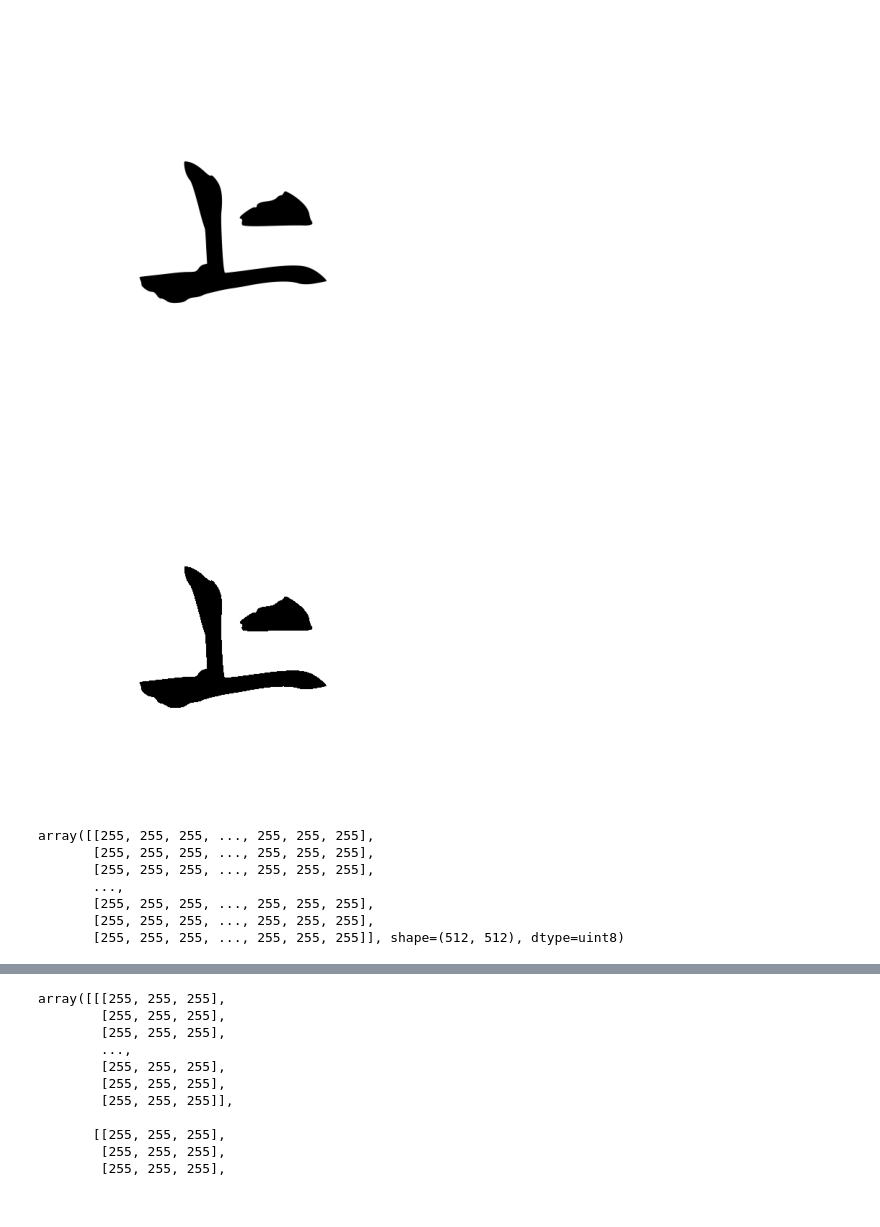
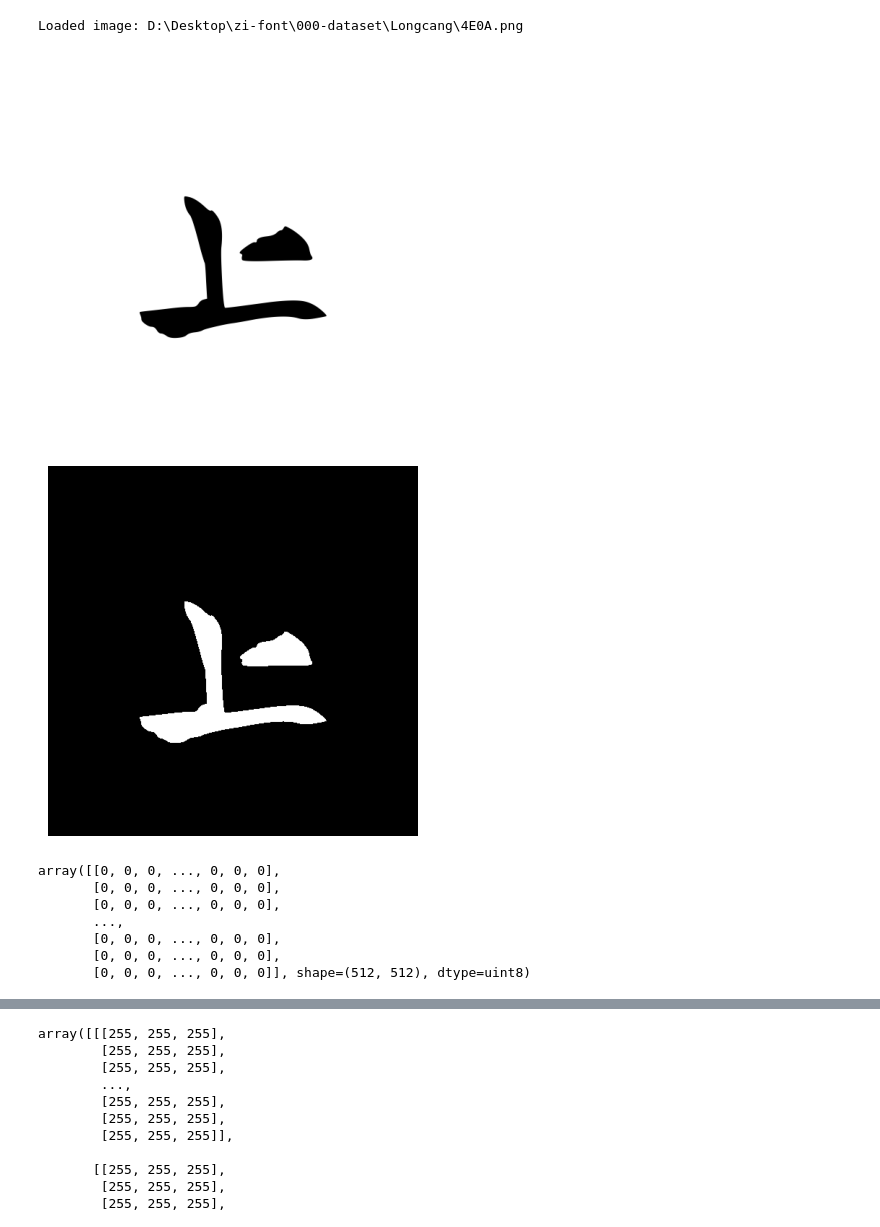
Before and after one commit to Leamon-Lee/zi-font, a Jupyter notebook: 001-calligraphy-outline-font/001-001-calligraphy-outline-font.ipynb, the cells around one changed output, grey strips where cells are left out. Drawn from its saved outputs; the diff is of its cells as text; code cells hidden in the pictures.

```diff
--- a/001-calligraphy-outline-font/001-001-calligraphy-outline-font.ipynb
+++ b/001-calligraphy-outline-font/001-001-calligraphy-outline-font.ipynb
@@ -10,29 +9,56 @@ from scipy.signal import find_peaks
 
 THRESHOLD = 127
 # %%
-image_path = "../000-dataset/Longcang/4E0A.png"
-THRESHOLD = 127
-image = cv2.imread(image_path, cv2.IMREAD_UNCHANGED)
+relative_image_path = Path("000-dataset/Longcang/4E0A.png")
+image_candidates = (
+    Path.cwd() / relative_image_path,
+    Path.cwd().parent / relative_image_path,
+)
+image_path = next((path.resolve() for path in image_candidates if path.is_file()), None)
+
+if image_path is None:
+    searched_paths = "\n".join(f"- {path.resolve()}" for path in image_candidates)
+    raise FileNotFoundError(f"Could not find the source image. Searched:\n{searched_paths}")
+
+image = cv2.imread(str(image_path), cv2.IMREAD_UNCHANGED)
+if image is None:
+    raise ValueError(f"OpenCV could not decode the source image: {image_path}")
+
+print(f"Loaded image: {image_path}")
 
 plt.imshow(image, cmap="gray")
 plt.axis("off")
 plt.show()
 # %% [output]
+Loaded image: D:\Desktop\zi-font\000-dataset\Longcang\4E0A.png
 [figure]
 # %%
-binary = cv2.threshold(image, THRESHOLD, 255, cv2.THRESH_BINARY)[1]
-plt.imshow(binary, cmap="gray")
+# 统一转换为灰度图；兼容灰度、BGR 和 BGRA 输入
+if image.ndim == 3:
+    conversion = cv2.COLOR_BGRA2GRAY if image.shape[2] == 4 else cv2.COLOR_BGR2GRAY
+    gray = cv2.cvtColor(image, conversion)
+else:
+    gray = image.copy()
+
+# findContours 将非零像素视为前景，因此把黑色字形反转为白色
+_, mask = cv2.threshold(gray, THRESHOLD, 255, cv2.THRESH_BINARY_INV)
+
+# 若字形轮廓存在细小断裂，可按需启用闭运算；默认关闭以免改变细节
+# kernel = np.ones((3, 3), dtype=np.uint8)
+# mask = cv2.morphologyEx(mask, cv2.MORPH_CLOSE, kernel, iterations=1)
+
+plt.imshow(mask, cmap="gray")
 plt.axis("off")
 plt.show()
 
-binary
+mask
 # %% [output]
-[figure, old version]
+[figure, new version]
-array([[255, 255, 255, ..., 255, 255, 255],
-       [255, 255, 255, ..., 255, 255, 255],
-       [255, 255, 255, ..., 255, 255, 255],
+array([[0, 0, 0, ..., 0, 0, 0],
+       [0, 0, 0, ..., 0, 0, 0],
+       [0, 0, 0, ..., 0, 0, 0],
        ...,
-       [255, 255, 255, ..., 255, 255, 255],
-       [255, 255, 255, ..., 255, 255, 255],
-       [255, 255, 255, ..., 255, 255, 255]], shape=(512, 512), dtype=uint8)
+       [0, 0, 0, ..., 0, 0, 0],
+       [0, 0, 0, ..., 0, 0, 0],
+       [0, 0, 0, ..., 0, 0, 0]], shape=(512, 512), dtype=uint8)
 # %%
```
Also changed, not shown: parts of 48 cells of this notebook, 18 other files.
